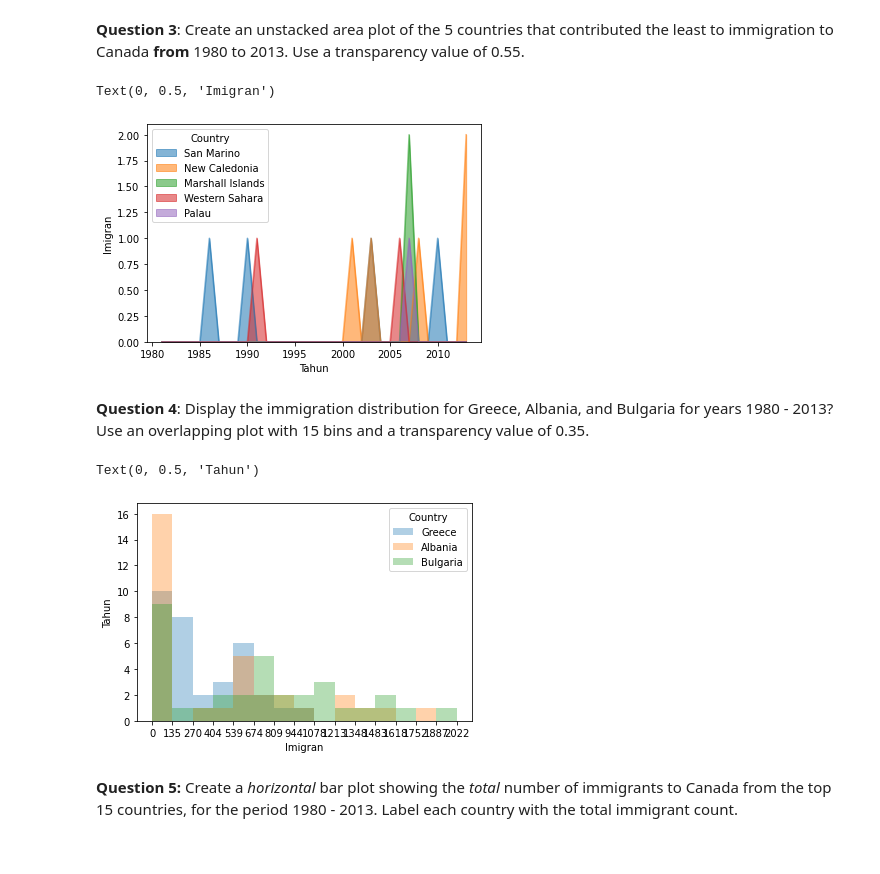
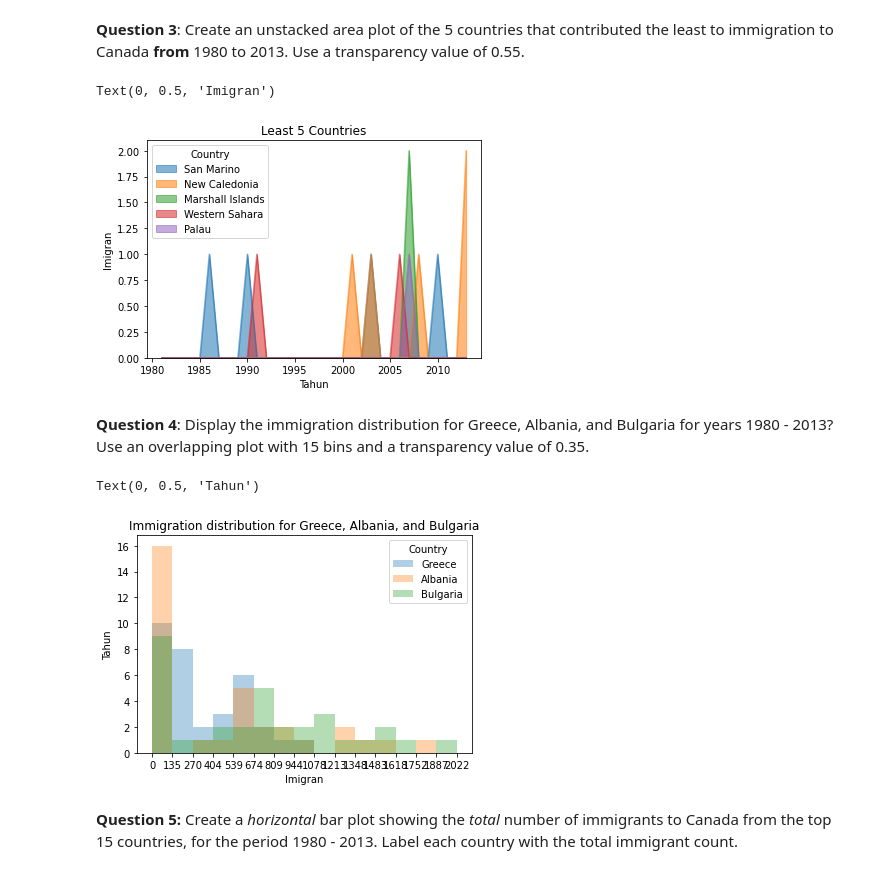
Before and after one commit to X4D0/DataVisualization, a Jupyter notebook: 2_Visualization_Tools_1_assignment.ipynb, the cells around one changed output. Cells and saved outputs as stored; diff of their text form; code cells hidden in the pictures.

```diff
--- a/2_Visualization_Tools_1_assignment.ipynb
+++ b/2_Visualization_Tools_1_assignment.ipynb
@@ -88,13 +88,13 @@ Text(0, 0.5, 'Imigran')
 # %%
 ### type your answer here
 data_top5 = top5.tail(5) # Data terendah (Jumlah Imigran paling sedikit)
 data_top5 = data_top5.transpose()
-plot5 = data_top5.plot(kind='area',alpha=0.55,stacked=False)
+plot5 = data_top5.plot(kind='area',alpha=0.55,stacked=False,title="Least 5 Countries")
 plot5.set_xlabel("Tahun")
 plot5.set_ylabel("Imigran")
 # %% [output]
 Text(0, 0.5, 'Imigran')
-[figure, old version]
+[figure, new version]
 # %% [markdown]
 **Question 4**: Display the immigration distribution for Greece, Albania, and Bulgaria for years 1980 - 2013? Use an overlapping plot with 15 bins and a transparency value of 0.35.
 # %%
@@ -103,12 +103,12 @@ data_GAB = df_can.loc[['Greece','Albania','Bulgaria']]
 data_GAB = data_GAB.iloc[:,4:37]
 plot_GAB = data_GAB.transpose()
 n,bins = np.histogram(plot_GAB,15)
-plot3 = plot_GAB.plot(kind ='hist',bins=15,alpha=0.35,xticks=bins)
+plot3 = plot_GAB.plot(kind ='hist',bins=15,alpha=0.35,xticks=bins,title="Immigration distribution for Greece, Albania, and Bulgaria")
 plot3.set_xlabel("Imigran")
 plot3.set_ylabel("Tahun")
 # %% [output]
 Text(0, 0.5, 'Tahun')
-[figure, old version]
+[figure, new version]
 # %% [markdown]
 **Question 5:** Create a *horizontal* bar plot showing the *total* number of immigrants to Canada from the top 15 countries, for the period 1980 - 2013. Label each country with the total immigrant count.
 # %% [markdown]
```
Also changed, not shown: parts of 6 cells of this notebook.
